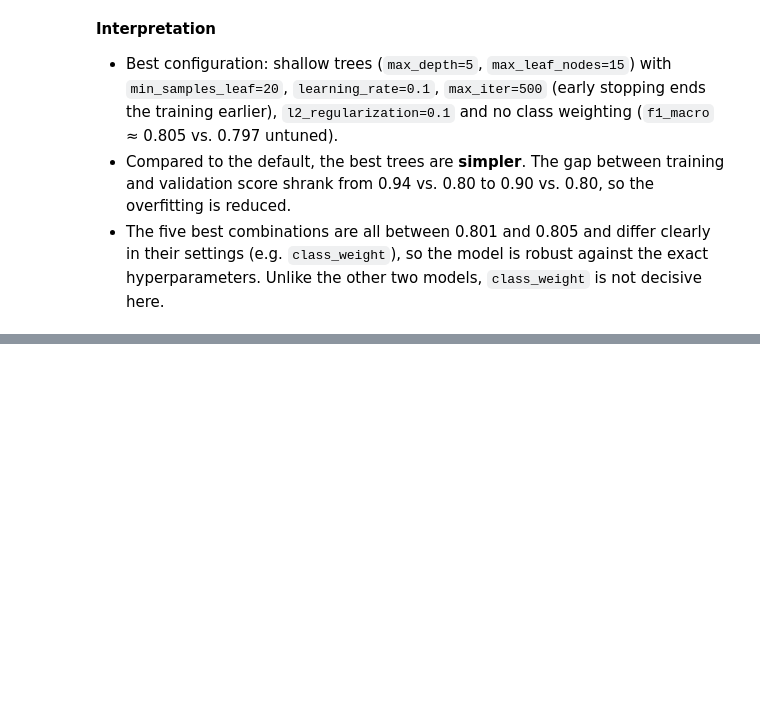
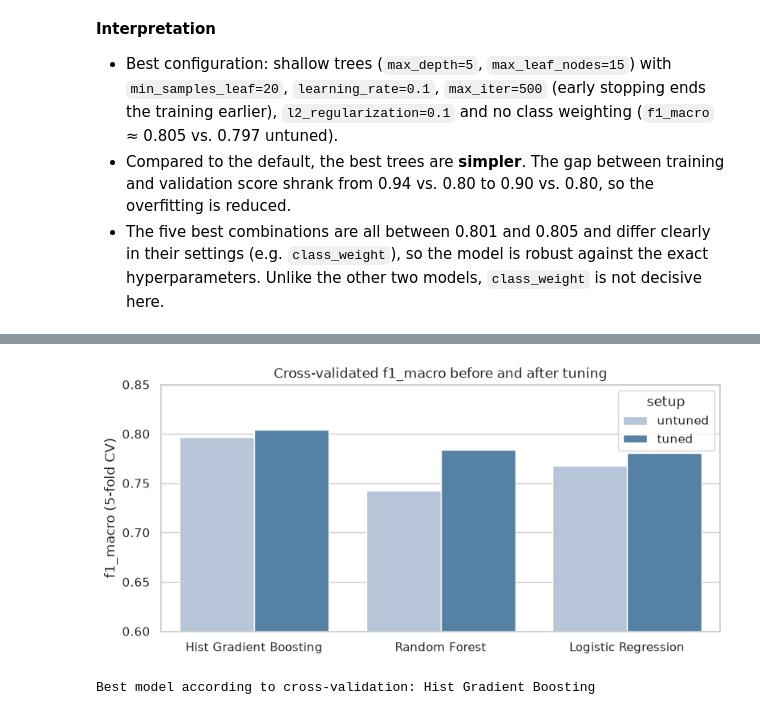
Before and after one commit to marc-matull/personality-predictor, a Jupyter notebook: notebooks/02_modeling.ipynb, the cells around one changed output, grey strips where cells are left out. Cells and saved outputs as stored; diff of their text form; code cells hidden in the pictures; blank space fills up the shorter version.

Commit message:
feat(tuning): compare tuned models

```diff
--- a/notebooks/02_modeling.ipynb
+++ b/notebooks/02_modeling.ipynb
@@ -576,0 +583,19 @@ Search time:      354 s
+# %%
+summary_rows = {}
+for name, search in tuned_searches.items():
+    best_row = pd.DataFrame(search.cv_results_).loc[search.best_index_]
+    summary_rows[name] = {
+        "untuned_cv_f1_macro": candidate_results.loc[name, "cv_f1_macro"],
+        "tuned_cv_f1_macro": search.best_score_,
+        "tuned_cv_std": best_row["std_test_score"],
+        "tuned_train_f1_macro": best_row["mean_train_score"],
+        "search_time_s": search_times[name],
+    }
+
+tuning_summary = (
+    pd.DataFrame(summary_rows).T
+    .assign(improvement=lambda df: df["tuned_cv_f1_macro"]
+            - df["untuned_cv_f1_macro"])
+    .sort_values("tuned_cv_f1_macro", ascending=False)
+)
+tuning_summary.round(4)
@@ -576,0 +631,23 @@ Search time:      354 s
+# %%
+plot_data = (
+    tuning_summary[["untuned_cv_f1_macro", "tuned_cv_f1_macro"]]
+    .rename(columns={"untuned_cv_f1_macro": "untuned",
+                     "tuned_cv_f1_macro": "tuned"})
+    .reset_index(names="model")
+    .melt(id_vars="model", var_name="setup", value_name="cv_f1_macro")
+)
+
+fig, ax = plt.subplots(figsize=(9, 4))
+sns.barplot(data=plot_data, x="model", y="cv_f1_macro", hue="setup",
+            palette=["lightsteelblue", "steelblue"], ax=ax)
+ax.set_ylim(0.6, 0.85)
+ax.set_title("Cross-validated f1_macro before and after tuning")
+ax.set_xlabel("")
+ax.set_ylabel("f1_macro (5-fold CV)")
+plt.show()
+
+best_model_name = tuning_summary.index[0]
+print(f"Best model according to cross-validation: {best_model_name}")
+# %% [output]
+[figure, added]
+Best model according to cross-validation: Hist Gradient Boosting
```
Also changed, not shown: parts of 4 cells of this notebook.
